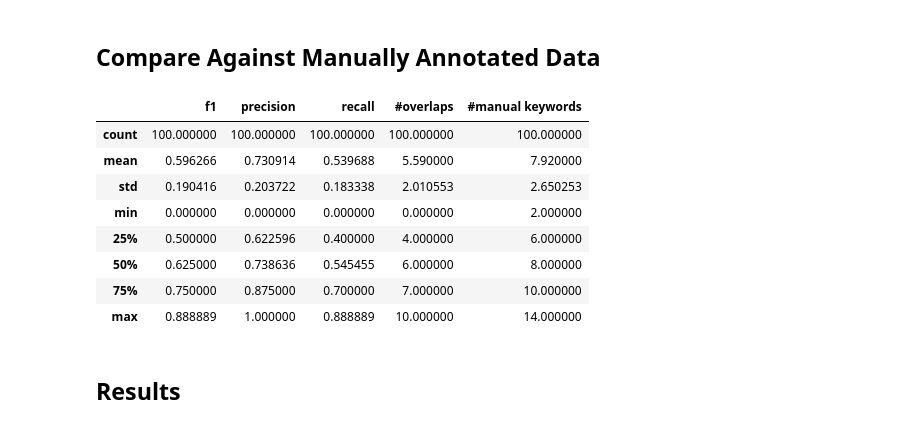
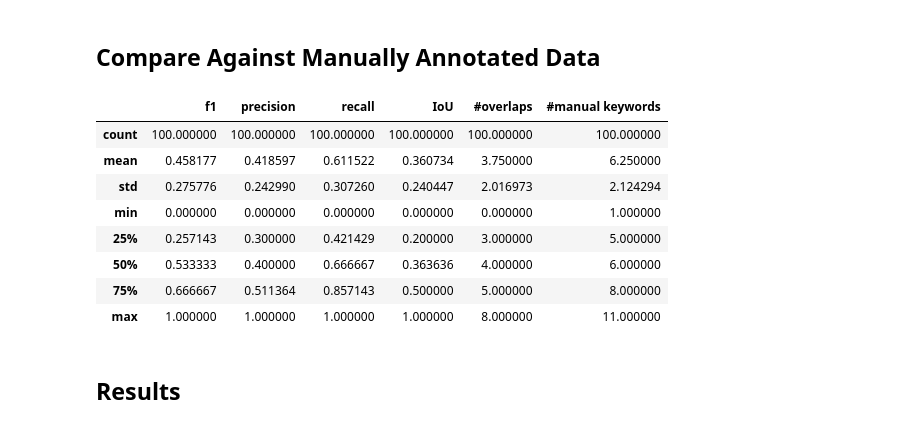
Before and after one commit to LukasEder1/CKE-Evaluation, a Jupyter notebook: CreateKeywordCollections.ipynb, the cells around one changed output. Cells and saved outputs as stored; diff of their text form; code cells hidden in the pictures.

```diff
--- a/CreateKeywordCollections.ipynb
+++ b/CreateKeywordCollections.ipynb
@@ -644,6 +964,7 @@ def process_text(string):
     return " ".join(words_to_use)
 # %%
 manual = {site: [process_text(word) for word in words] for site, words in manual.items()}
+news = {site: [process_text(word) for word in words] for site, words in news.items()}
 # %%
 def evaluate_manual(manual, compare="pipeline", typ="manual", path = "Dataframes"):
     f1s = []
@@ -687,17 +1008,17 @@ def evaluate_manual(manual, compare="pipeline", typ="manual", path = "Dataframes
 
     return summary_frame
 # %%
-display(evaluate_manual(manual, compare="pipeline", typ=f"standard").drop("site_id", axis=1).describe())
+display(evaluate_manual(news, compare="pipeline", typ=f"standard").drop("site_id", axis=1).describe())
 # %% [output]
-|  | f1 | precision | recall | #overlaps | #manual keywords |
-| count | 100.000000 | 100.000000 | 100.000000 | 100.000000 | 100.000000 |
-| mean | 0.596266 | 0.730914 | 0.539688 | 5.590000 | 7.920000 |
-| std | 0.190416 | 0.203722 | 0.183338 | 2.010553 | 2.650253 |
-| min | 0.000000 | 0.000000 | 0.000000 | 0.000000 | 2.000000 |
-| 25% | 0.500000 | 0.622596 | 0.400000 | 4.000000 | 6.000000 |
-| 50% | 0.625000 | 0.738636 | 0.545455 | 6.000000 | 8.000000 |
-| 75% | 0.750000 | 0.875000 | 0.700000 | 7.000000 | 10.000000 |
-| max | 0.888889 | 1.000000 | 0.888889 | 10.000000 | 14.000000 |
+|  | f1 | precision | recall | IoU | #overlaps | #manual keywords |
+| count | 100.000000 | 100.000000 | 100.000000 | 100.000000 | 100.000000 | 100.000000 |
+| mean | 0.458177 | 0.418597 | 0.611522 | 0.360734 | 3.750000 | 6.250000 |
+| std | 0.275776 | 0.242990 | 0.307260 | 0.240447 | 2.016973 | 2.124294 |
+| min | 0.000000 | 0.000000 | 0.000000 | 0.000000 | 0.000000 | 1.000000 |
+| 25% | 0.257143 | 0.300000 | 0.421429 | 0.200000 | 3.000000 | 5.000000 |
+| 50% | 0.533333 | 0.400000 | 0.666667 | 0.363636 | 4.000000 | 6.000000 |
+| 75% | 0.666667 | 0.511364 | 0.857143 | 0.500000 | 5.000000 | 8.000000 |
+| max | 1.000000 | 1.000000 | 1.000000 | 1.000000 | 8.000000 | 11.000000 |
 # %%
 def show_keywords_combinations(combinations, prefix):
   for i in range(len(combinations)):
```
Also changed, not shown: parts of 10 cells of this notebook.
